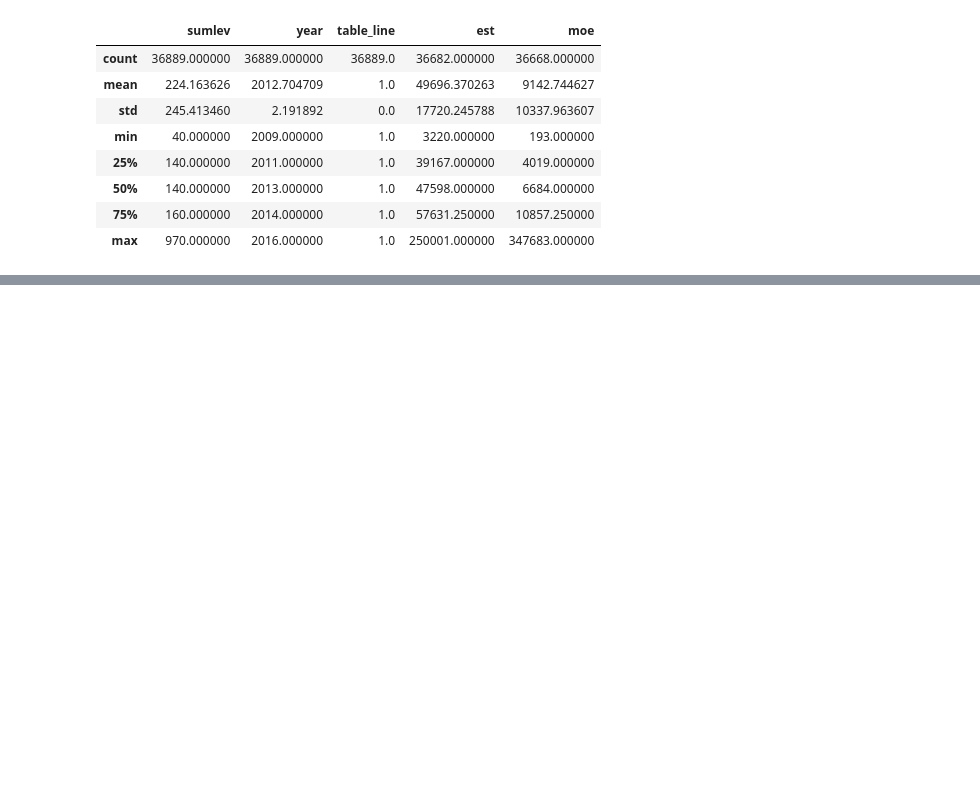
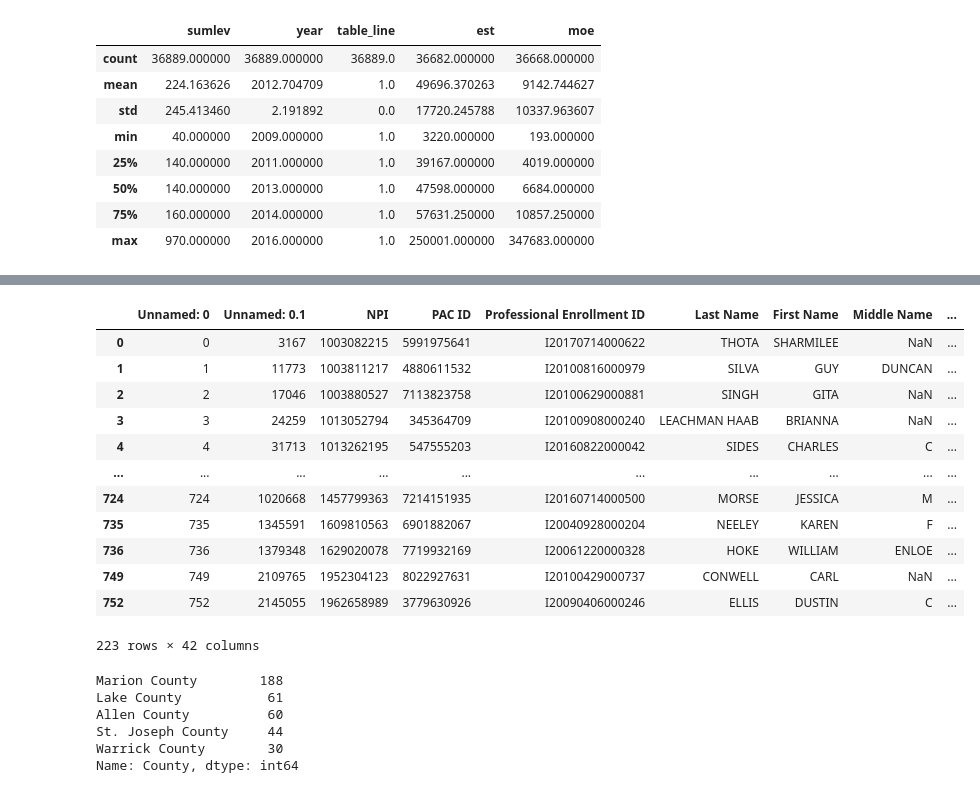
Before and after one commit to NotkerNotker/Indiana-OBGYN-Analysis, a Jupyter notebook: OB_Starter_Code-V1.ipynb, the cells around one changed output, grey strips where cells are left out. Saved outputs shown, nothing was run; the diff lists cells and outputs as text; code cells hidden in the pictures; blank space fills up the shorter version.

```diff
--- a/OB_Starter_Code-V1.ipynb
+++ b/OB_Starter_Code-V1.ipynb
@@ -6,12 +13,22 @@ underlying_cause = "underlying_cause.csv"
 population_data = "Population_DataHR.csv"
 household_income_levels = "household-income-levels.csv"
 median_income = "median-household-income.csv"
+coordinates_csv = "county coordinates.csv"
+underlying_cause_csv = "underlying_cause_final.csv"
+obgyns_csv = "Indiana_OBGYNS_Final.csv"
+obgyns_clean = "Indiana_OBGYNS_Clean.csv"
+deaths_2018 = "2018 Deaths.csv"
 # %%
 obgyn_by_county_df = pd.read_csv(obgyn_by_county, encoding="ISO-8859-1")
 underlying_cause_df = pd.read_csv(underlying_cause, encoding="ISO-8859-1")
 population_data_df = pd.read_csv(population_data, encoding="ISO-8859-1")
 household_income_levels_df = pd.read_csv(household_income_levels, encoding="ISO-8859-1")
 median_income_df = pd.read_csv(median_income, encoding="ISO-8859-1")
+coordinates_df = pd.read_csv(coordinates_csv, encoding="ISO-8859-1")
+causes_df = pd.read_csv(underlying_cause_csv, encoding="ISO-8859-1")
+obgyns_df = pd.read_csv(obgyns_csv, encoding="ISO-8859-1")
+obgyns_clean_df = pd.read_csv(obgyns_clean, encoding="ISO-8859-1")
+deaths_2018_df = pd.read_csv(deaths_2018, encoding="ISO-8859-1")
 # %%
 obgyn_by_county_df.head()
 # %% [output]
@@ -115,0 +194,27 @@ median_income_df.describe()
+# %%
+grouped_obgyns = obgyns_df.groupby(['County'])
+grouped_obgyns.head()
+# %% [output]
+|  | Unnamed: 0 | Unnamed: 0.1 | NPI | PAC ID | Professional Enrollment ID | Last Name | First Name | Middle Name | ... |
+| 0 | 0 | 3167 | 1003082215 | 5991975641 | I20170714000622 | THOTA | SHARMILEE | NaN | ... |
+| 1 | 1 | 11773 | 1003811217 | 4880611532 | I20100816000979 | SILVA | GUY | DUNCAN | ... |
+| 2 | 2 | 17046 | 1003880527 | 7113823758 | I20100629000881 | SINGH | GITA | NaN | ... |
+| 3 | 3 | 24259 | 1013052794 | 345364709 | I20100908000240 | LEACHMAN HAAB | BRIANNA | NaN | ... |
+| 4 | 4 | 31713 | 1013262195 | 547555203 | I20160822000042 | SIDES | CHARLES | C | ... |
+| ... | ... | ... | ... | ... | ... | ... | ... | ... | ... |
+| 724 | 724 | 1020668 | 1457799363 | 7214151935 | I20160714000500 | MORSE | JESSICA | M | ... |
+| 735 | 735 | 1345591 | 1609810563 | 6901882067 | I20040928000204 | NEELEY | KAREN | F | ... |
+| 736 | 736 | 1379348 | 1629020078 | 7719932169 | I20061220000328 | HOKE | WILLIAM | ENLOE | ... |
+| 749 | 749 | 2109765 | 1952304123 | 8022927631 | I20100429000737 | CONWELL | CARL | NaN | ... |
+| 752 | 752 | 2145055 | 1962658989 | 3779630926 | I20090406000246 | ELLIS | DUSTIN | C | ... |
+223 rows × 42 columns
+# %%
+obgyn_counts = obgyns_df['County'].value_counts()
+obgyn_counts.head()
+# %% [output]
+Marion County        188
+Lake County           61
+Allen County          60
+St. Joseph County     44
+Warrick County        30
+Name: County, dtype: int64
```
Also changed, not shown: parts of 20 cells of this notebook.
